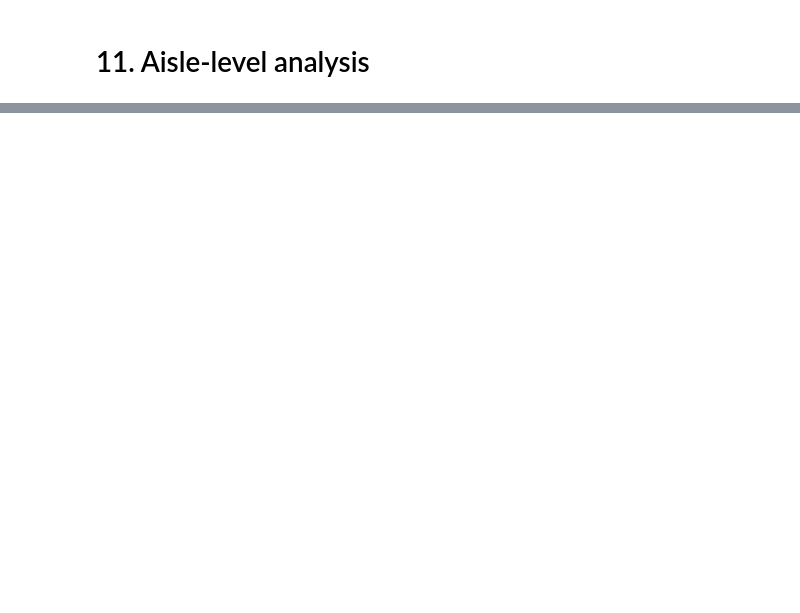
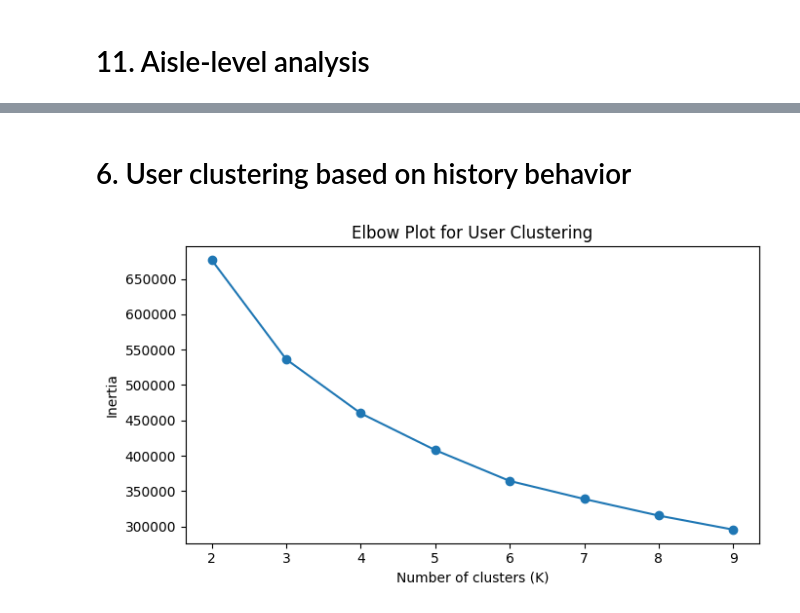
Before and after one commit to Bettinapb/5971-Team-404-not-found, a Jupyter notebook: EDA.ipynb, the cells around one changed output, grey strips where cells are left out. Cells and saved outputs as stored; diff of their text form; code cells hidden in the pictures; blank space fills up the shorter version.

```diff
--- a/EDA.ipynb
+++ b/EDA.ipynb
@@ -758,0 +848,77 @@ Top 15 aisles by purchase_count
+# %% [markdown]
+# 6. User clustering based on history behavior
+# %%
+history_users = history_op[history_op["user_id"].isin(eligible_users)].copy()
+
+ # `op_all` built in the EDA section does not carry temporal order metadata,
+ # so we re-attach the needed order-level fields from `orders` here.
+hist_orders = (
+    history_users[["user_id", "order_id", "order_number"]]
+    .drop_duplicates(subset=["order_id"])
+    .merge(
+        orders[["order_id", "order_dow", "order_hour_of_day", "days_since_prior_order"]],
+        on="order_id",
+        how="left",
+    )
+    .copy()
+)
+
+hist_order_size = (
+    history_users.groupby(["user_id", "order_id"])["product_id"]
+    .size()
+    .rename("basket_size")
+    .reset_index()
+)
+
+# User-level features for interpretable clustering
+u_hist_orders = hist_orders.groupby("user_id")["order_id"].nunique().rename("u_hist_orders")
+u_mean_days = hist_orders.groupby("user_id")["days_since_prior_order"].mean().rename("u_mean_days_between_orders")
+u_mean_basket = hist_order_size.groupby("user_id")["basket_size"].mean().rename("u_mean_basket_size")
+u_reorder_rate = history_users.groupby("user_id")["reordered"].mean().rename("u_reorder_rate")
+u_unique_products = history_users.groupby("user_id")["product_id"].nunique().rename("u_unique_products")
+
+user_cluster_features = pd.concat([
+    u_hist_orders,
+    u_mean_days,
+    u_mean_basket,
+    u_reorder_rate,
+    u_unique_products,
+], axis=1).reset_index()
+
+user_cluster_features_raw = user_cluster_features.copy()
+
+cluster_feature_cols = [
+    "u_hist_orders",
+    "u_mean_days_between_orders",
+    "u_mean_basket_size",
+    "u_reorder_rate",
+    "u_unique_products",
+]
+
+# Light transformation for long-tail variables before scaling
+for col in ["u_hist_orders", "u_mean_basket_size", "u_unique_products"]:
+    user_cluster_features[col] = np.log1p(user_cluster_features[col])
+
+X_user = user_cluster_features[cluster_feature_cols].fillna(0).copy()
+scaler = StandardScaler()
+X_user_scaled = scaler.fit_transform(X_user)
+
+# Elbow method
+k_values = list(range(2, 10))
+inertias = []
+
+for k in k_values:
+    km = KMeans(n_clusters=k, random_state=42, n_init=20)
+    km.fit(X_user_scaled)
+    inertias.append(km.inertia_)
+
+plt.figure(figsize=(7, 4))
+plt.plot(k_values, inertias, marker="o")
+plt.title("Elbow Plot for User Clustering")
+plt.xlabel("Number of clusters (K)")
+plt.ylabel("Inertia")
+plt.xticks(k_values)
+plt.tight_layout()
+plt.show()
+# %% [output]
+[figure, added]
```
Also changed, not shown: parts of 24 cells of this notebook.
